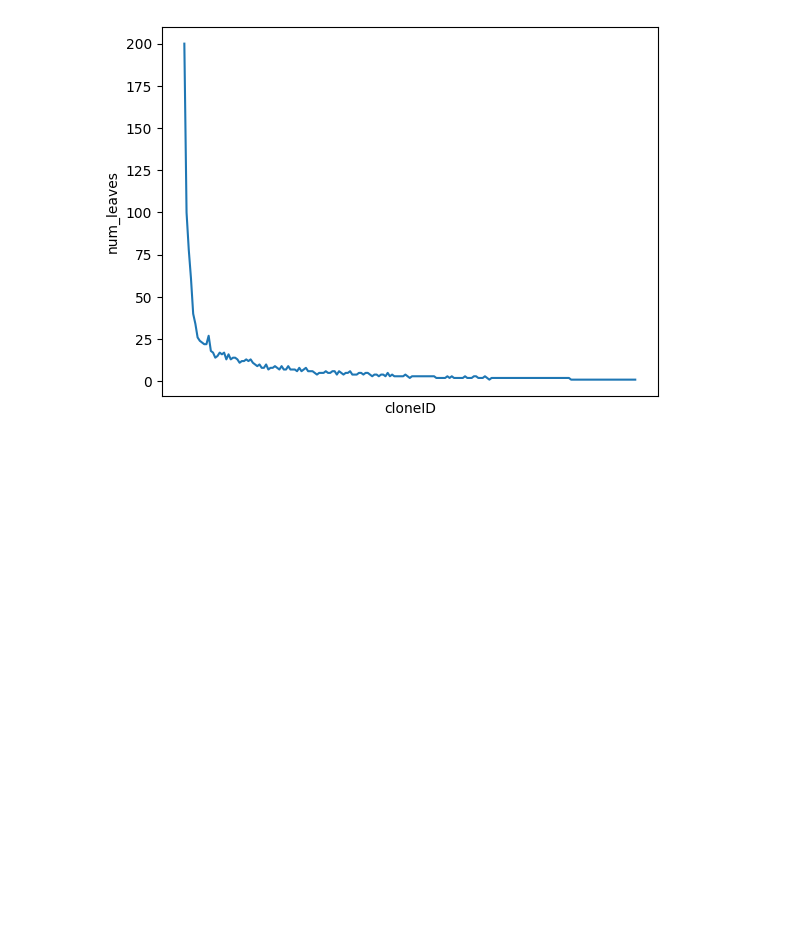
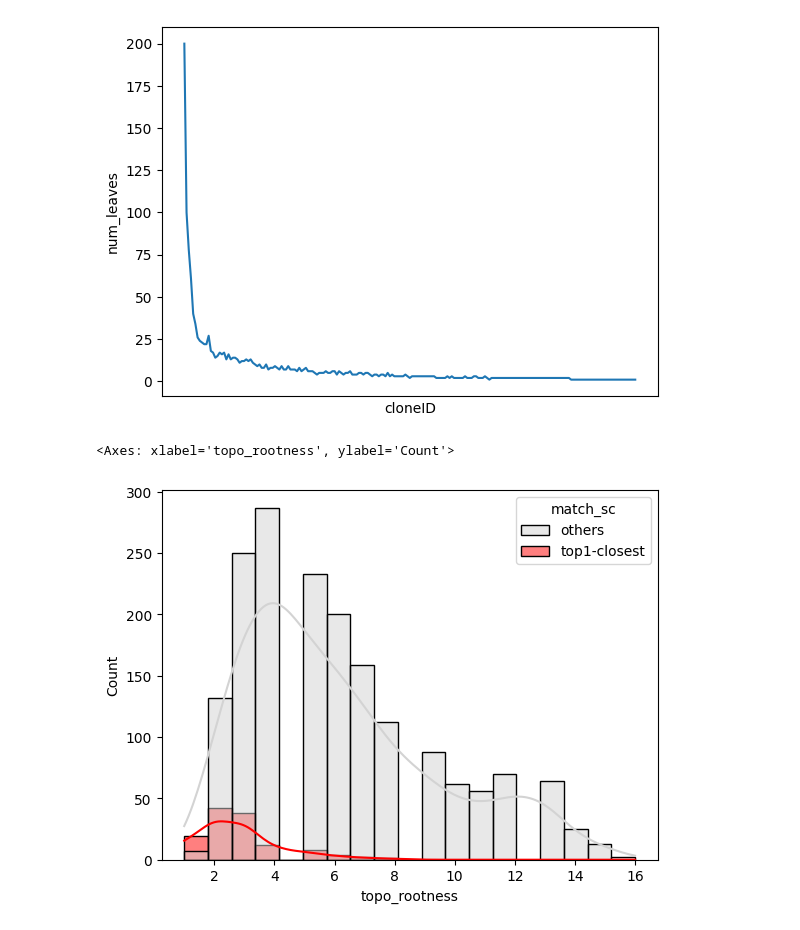
Before and after one commit to hieunguyen4193/sc_bulk_BCR_data_analysis, a Jupyter notebook: Tree10_bar_plot_tree_features.ipynb, the cells around one changed output. Saved outputs shown, nothing was run; the diff lists cells and outputs as text; code cells hidden in the pictures; blank space fills up the shorter version.

```diff
--- a/Tree10_bar_plot_tree_features.ipynb
+++ b/Tree10_bar_plot_tree_features.ipynb
@@ -150,3 +150,8 @@ plt.xticks([])
 # %% [output]
 ([], [])
 [figure]
+# %%
+sns.histplot(data = plotdf, x = "topo_rootness", hue = "match_sc", palette = palette, kde = True)
+# %% [output]
+<Axes: xlabel='topo_rootness', ylabel='Count'>
+[figure, added]
```
Also changed, not shown: 1 other file.
